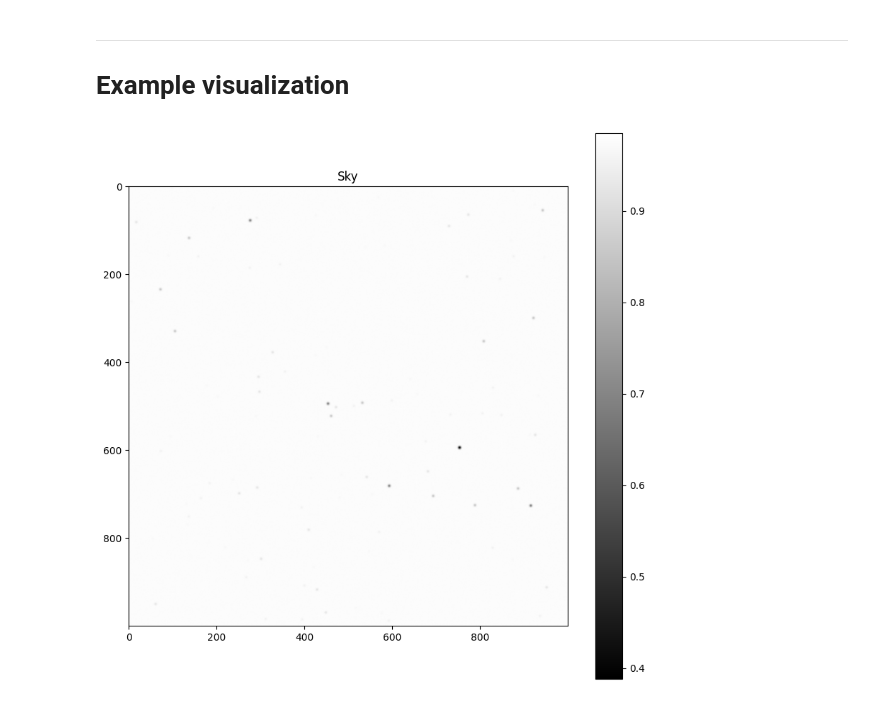
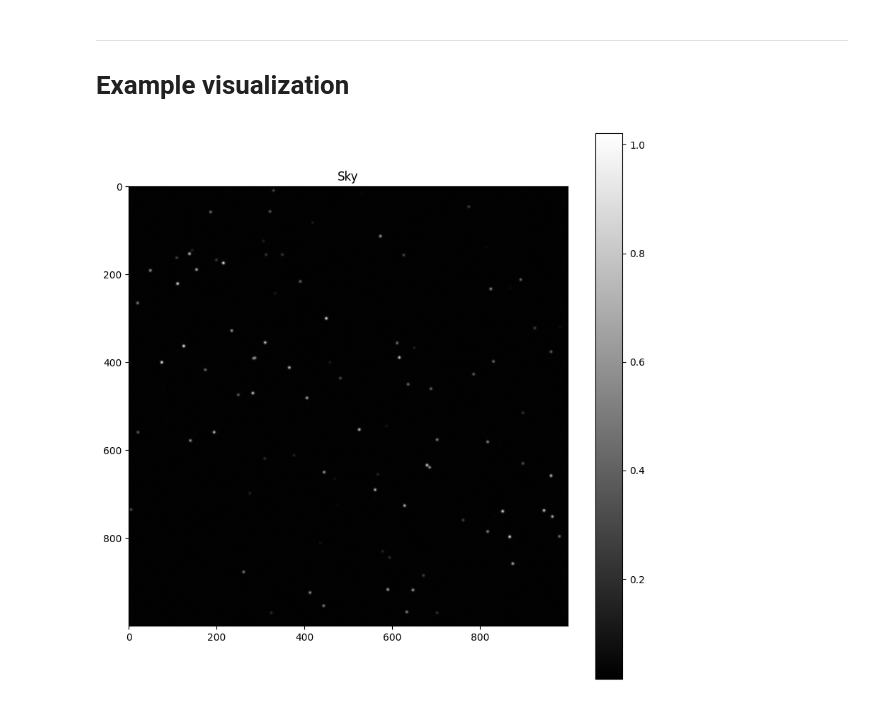
Before and after one commit to LeiRoF/Sextractor-driven-by-Machine-Learning, a Jupyter notebook: Step_1_Image_verification.ipynb, the cells around one changed output. Cells and saved outputs as stored; diff of their text form; code cells hidden in the pictures.

```diff
--- a/Step_1_Image_verification.ipynb
+++ b/Step_1_Image_verification.ipynb
@@ -12,10 +12,10 @@ import Step_0_Config as config
 ---
 # Example visualization
 # %%
-sky = Sky(N=config.N, nb_stars=config.nb_stars, fwhm=config.fwhm, mag=config.mag, mag_prob=config.mag_prob, noise_mag=config.noise_mag, noise_std=config.noise_std)
+sky = Sky(N=config.N, nb_stars=config.nb_stars, fwhm=config.fwhm, intensity_prob=config.intensity_prob, noise_intensity=config.noise_intensity, noise_std=config.noise_std)
 sky.show()
 # %% [output]
-[figure, old version]
+[figure, new version]
 # %%
 pupil = Pupil(config.N, config.pupil_radius, config.obstruction_radius, config.arms_count, config.arms_size, config.arms_angle)
 pupil.show()
```
Also changed, not shown: parts of 4 cells of this notebook, 21 other files.
